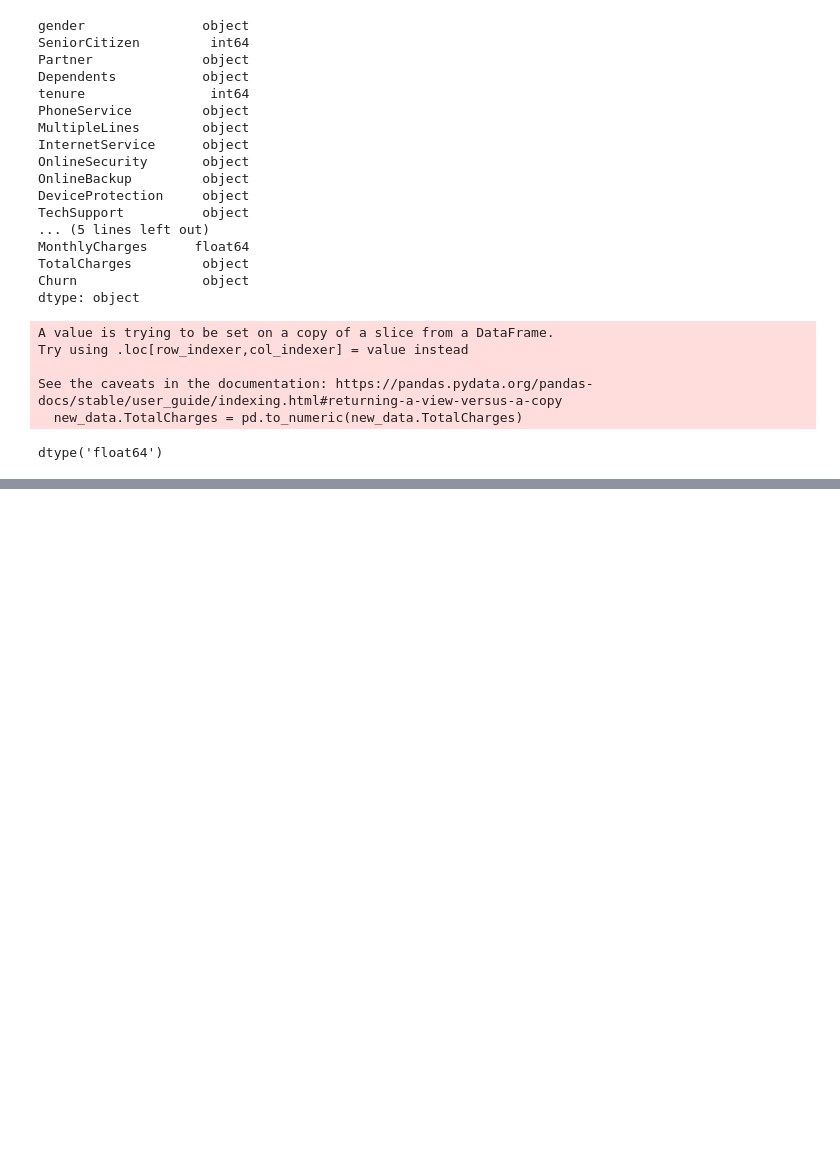
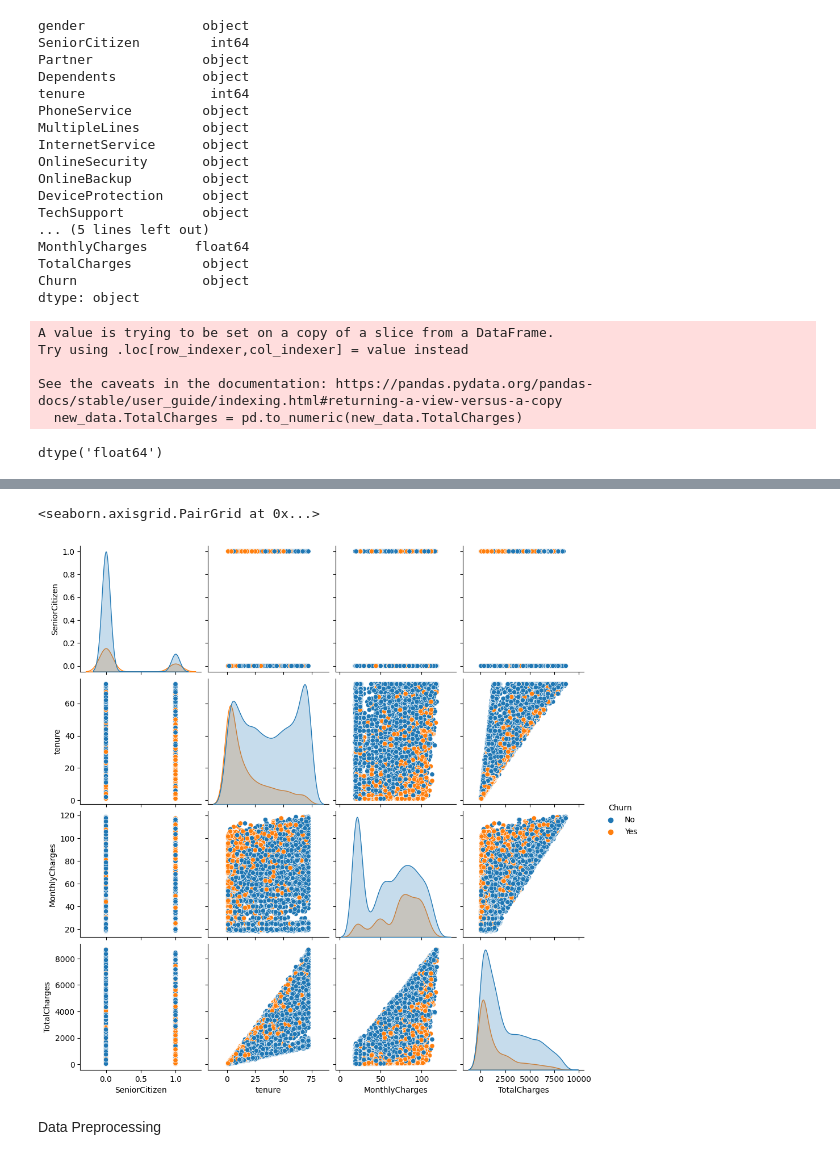
Before and after one commit to gideon-ogunbanjo/Churn-Predict, a Jupyter notebook: Model/model.ipynb, the cells around one changed output, grey strips where cells are left out. Drawn from its saved outputs; the diff is of its cells as text; code cells hidden in the pictures; blank space fills up the shorter version.

```diff
--- a/Model/model.ipynb
+++ b/Model/model.ipynb
@@ -128,0 +156,7 @@ Visualization
+# %%
+sns.pairplot(new_data, hue='Churn')
+# %% [output]
+<seaborn.axisgrid.PairGrid at 0x...>
+[figure, added]
+# %% [markdown]
+Data Preprocessing
```
Also changed, not shown: parts of 27 cells of this notebook, 2 other files.
